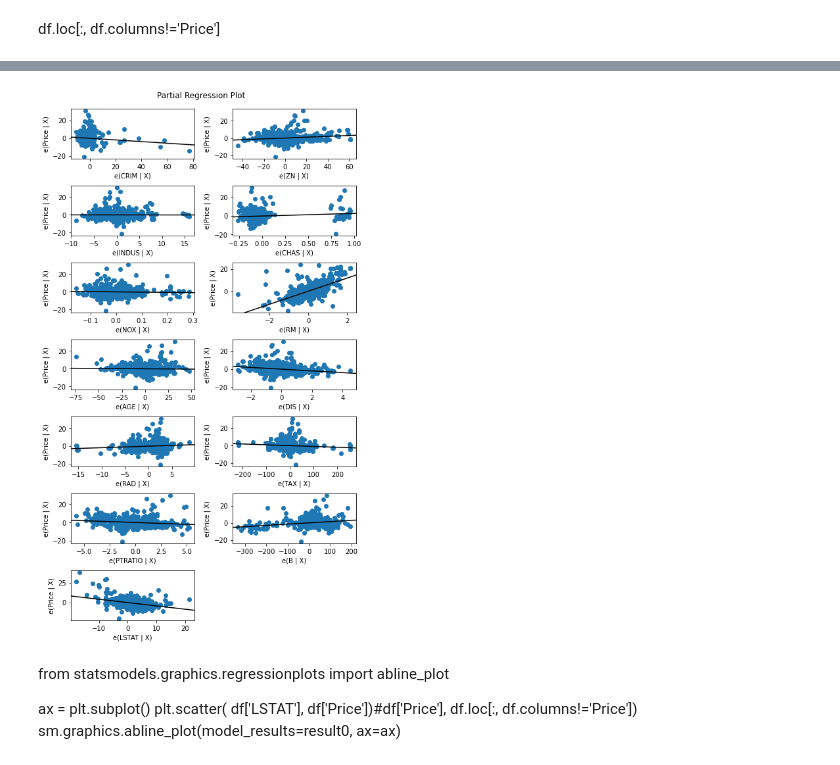
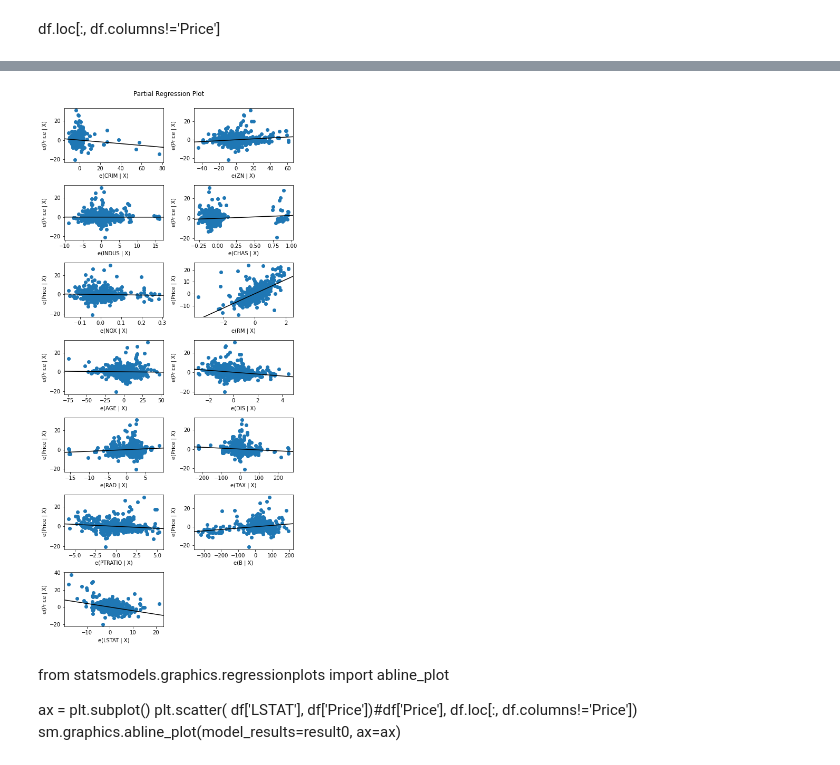
Before and after one commit to reejungkim/Anomalies, a Jupyter notebook: Boston housing outliers.ipynb, the cells around one changed output, grey strips where cells are left out. Saved outputs shown, nothing was run; the diff lists cells and outputs as text; code cells hidden in the pictures.

```diff
--- a/Boston housing outliers.ipynb
+++ b/Boston housing outliers.ipynb
@@ -94,11 +94,11 @@ Warnings:
 [2] The condition number is large, 8.5e+03. This might indicate that there are
 strong multicollinearity or other numerical problems.
 # %%
-fig = plt.figure(figsize=(7,12))
+fig = plt.figure(figsize=(7,15))
 #plot_partregress <- Plots partial regression for a single regressor.
 fig = sm.graphics.plot_partregress_grid(result, fig=fig)
 # %% [output]
-[figure, old version]
+[figure, new version]
 # %% [markdown]
 from statsmodels.graphics.regressionplots import abline_plot
 
```
Also changed, not shown: parts of 7 cells of this notebook.
